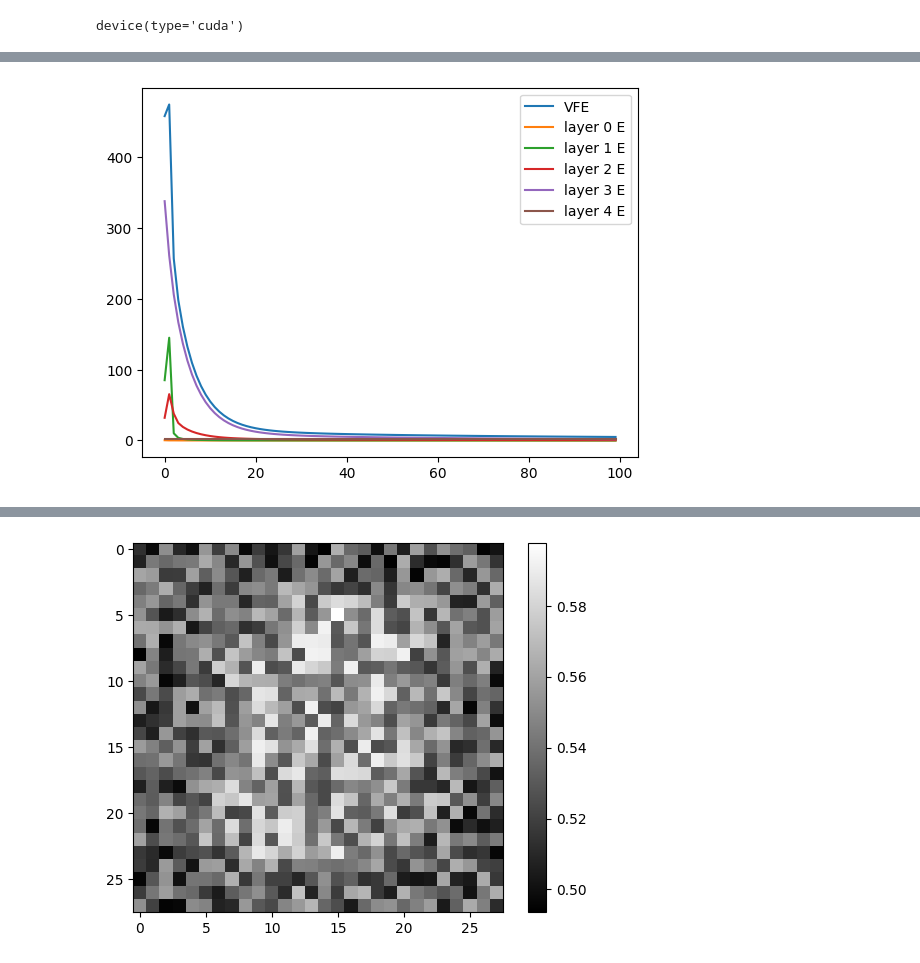
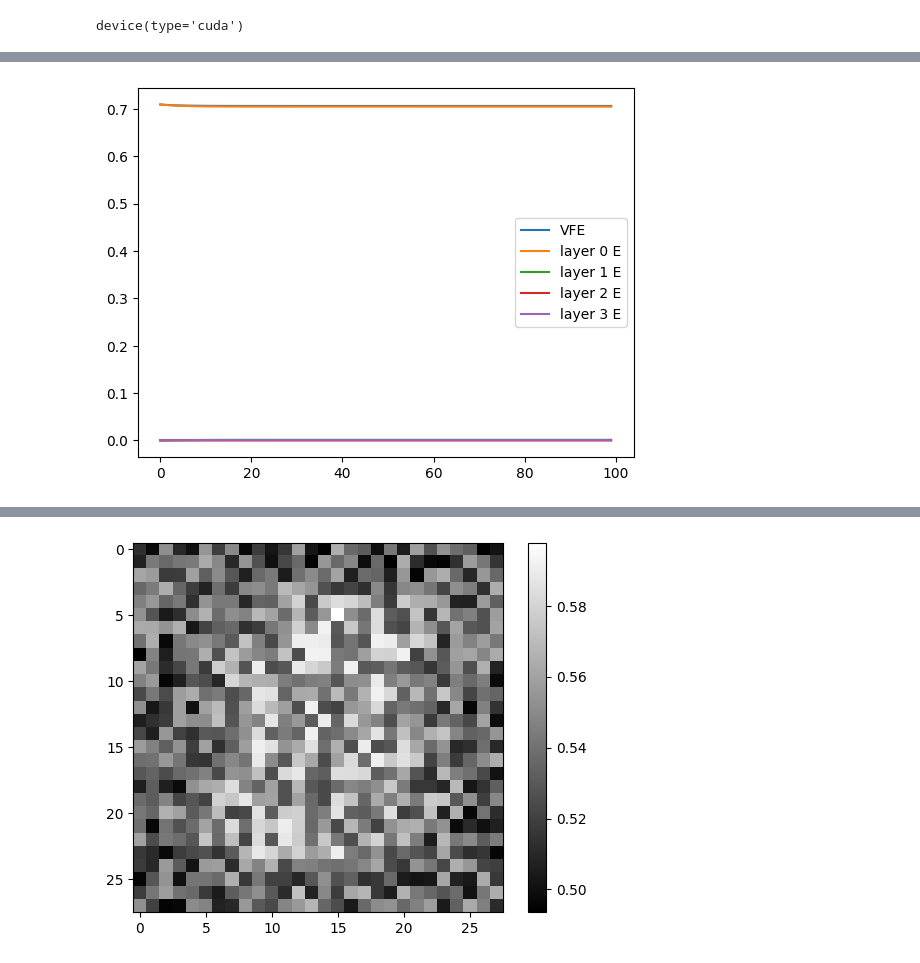
Before and after one commit to joeagriffith/pclib, a Jupyter notebook: mnist/mnist_pclinear.ipynb, the cells around one changed output, grey strips where cells are left out. Saved outputs shown, nothing was run; the diff lists cells and outputs as text; code cells hidden in the pictures.

Commit message:
moved weights to layer above

```diff
--- a/mnist/mnist_pclinear.ipynb
+++ b/mnist/mnist_pclinear.ipynb
@@ -146,10 +144,31 @@ Val Acc - mean: 0.820 | std: nan | min: 0.820 | max: 0.820
-# %%
-train_loader = torch.utils.data.DataLoader(train_dataset, batch_size=512, shuffle=False)
-images, y = next(iter(train_loader))
-x = images.view(images.shape[0], -1)
-y = torch.nn.functional.one_hot(y, NUM_CLASSES).float()
-track_vfe(models[0], x, steps=100, plot_Es=True)
-# %% [output]
-[figure, removed]
+# %%
+train_loader = torch.utils.data.DataLoader(train_dataset, batch_size=512, shuffle=False)
+images, y = next(iter(train_loader))
+x = images.view(images.shape[0], -1)
+y = torch.nn.functional.one_hot(y, NUM_CLASSES).float()
+
+# track_vfe(model, x, steps=100, plot_Es=True)
+# For some reason this doesn't work, so I copied the code here and it works?!?!
+steps = 100
+plot_Es = True
+assert len(x.shape) == 2, f"Invalid shape {x.shape}, input and targets must be pre-processed."
+state = model.init_state(x, y)
+vfes = []
+E = [[] for _ in range(len(model.layers))]
+for step_i in range(steps):
+    with torch.no_grad():
+        state = model.step(state, y)
+        vfes.append(vfe(state).item())
+        for i in range(len(model.layers)):
+            E[i].append(state[i]['e'].square().sum(dim=1).mean().item())
+plt.plot(vfes, label='VFE')
+
+if plot_Es:
+    for i in range(len(model.layers)):
+        plt.plot(E[i], label=f'layer {i} E')
+plt.legend()
+plt.show()
+# %% [output]
+[figure, added]
 # %%
 # Plots accuracy of the model as it converges
```
Also changed, not shown: parts of 6 cells of this notebook, 6 other files.
